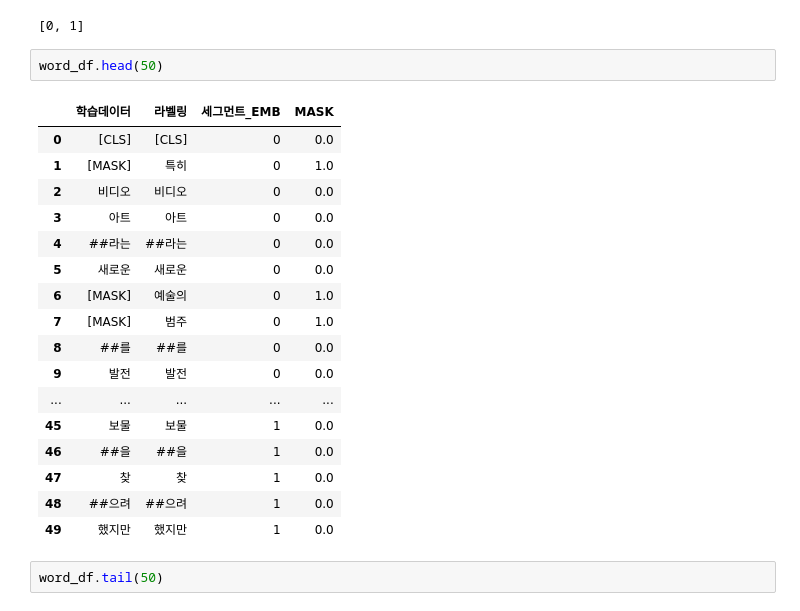
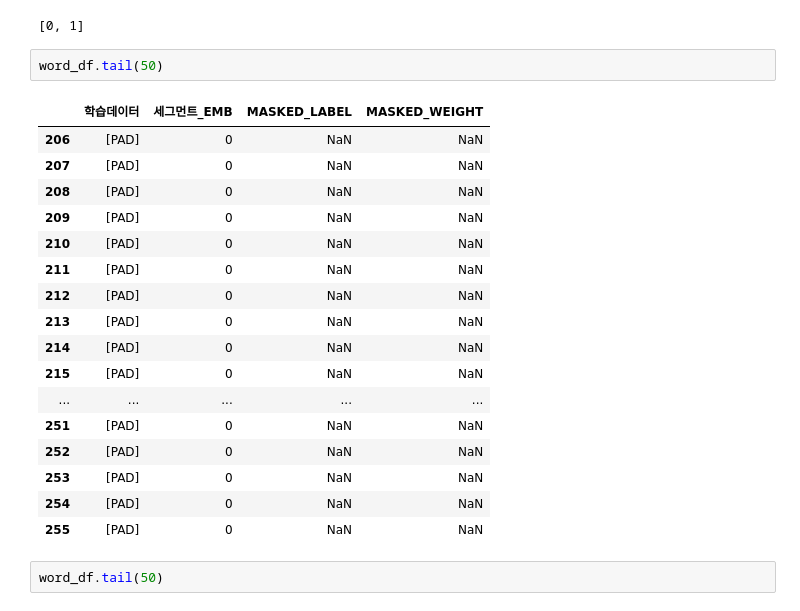
Before and after one commit to Deep-Color-H/Q_Bert, a Jupyter notebook: 99. Samples.ipynb, the cells around one changed output. Saved outputs shown, nothing was run; the diff lists cells and outputs as text.

```diff
--- a/99. Samples.ipynb
+++ b/99. Samples.ipynb
@@ -180,25 +200,25 @@ df[idx]['NSP']
 # %% [output]
 [0, 1]
 # %%
-word_df.head(50)
+word_df.tail(50)
 # %% [output]
-|  | 학습데이터 | 라벨링 | 세그먼트_EMB | MASK |
-| 0 | [CLS] | [CLS] | 0 | 0.0 |
-| 1 | [MASK] | 특히 | 0 | 1.0 |
-| 2 | 비디오 | 비디오 | 0 | 0.0 |
-| 3 | 아트 | 아트 | 0 | 0.0 |
-| 4 | ##라는 | ##라는 | 0 | 0.0 |
-| 5 | 새로운 | 새로운 | 0 | 0.0 |
-| 6 | [MASK] | 예술의 | 0 | 1.0 |
-| 7 | [MASK] | 범주 | 0 | 1.0 |
-| 8 | ##를 | ##를 | 0 | 0.0 |
-| 9 | 발전 | 발전 | 0 | 0.0 |
+|  | 학습데이터 | 세그먼트_EMB | MASKED_LABEL | MASKED_WEIGHT |
+| 206 | [PAD] | 0 | NaN | NaN |
+| 207 | [PAD] | 0 | NaN | NaN |
+| 208 | [PAD] | 0 | NaN | NaN |
+| 209 | [PAD] | 0 | NaN | NaN |
+| 210 | [PAD] | 0 | NaN | NaN |
+| 211 | [PAD] | 0 | NaN | NaN |
+| 212 | [PAD] | 0 | NaN | NaN |
+| 213 | [PAD] | 0 | NaN | NaN |
+| 214 | [PAD] | 0 | NaN | NaN |
+| 215 | [PAD] | 0 | NaN | NaN |
 | ... | ... | ... | ... | ... |
-| 45 | 보물 | 보물 | 1 | 0.0 |
-| 46 | ##을 | ##을 | 1 | 0.0 |
-| 47 | 찾 | 찾 | 1 | 0.0 |
-| 48 | ##으려 | ##으려 | 1 | 0.0 |
-| 49 | 했지만 | 했지만 | 1 | 0.0 |
+| 251 | [PAD] | 0 | NaN | NaN |
+| 252 | [PAD] | 0 | NaN | NaN |
+| 253 | [PAD] | 0 | NaN | NaN |
+| 254 | [PAD] | 0 | NaN | NaN |
+| 255 | [PAD] | 0 | NaN | NaN |
 # %%
 word_df.tail(50)
 # %% [output]
```
Also changed, not shown: parts of 1 cell of this notebook, 10 other files.
